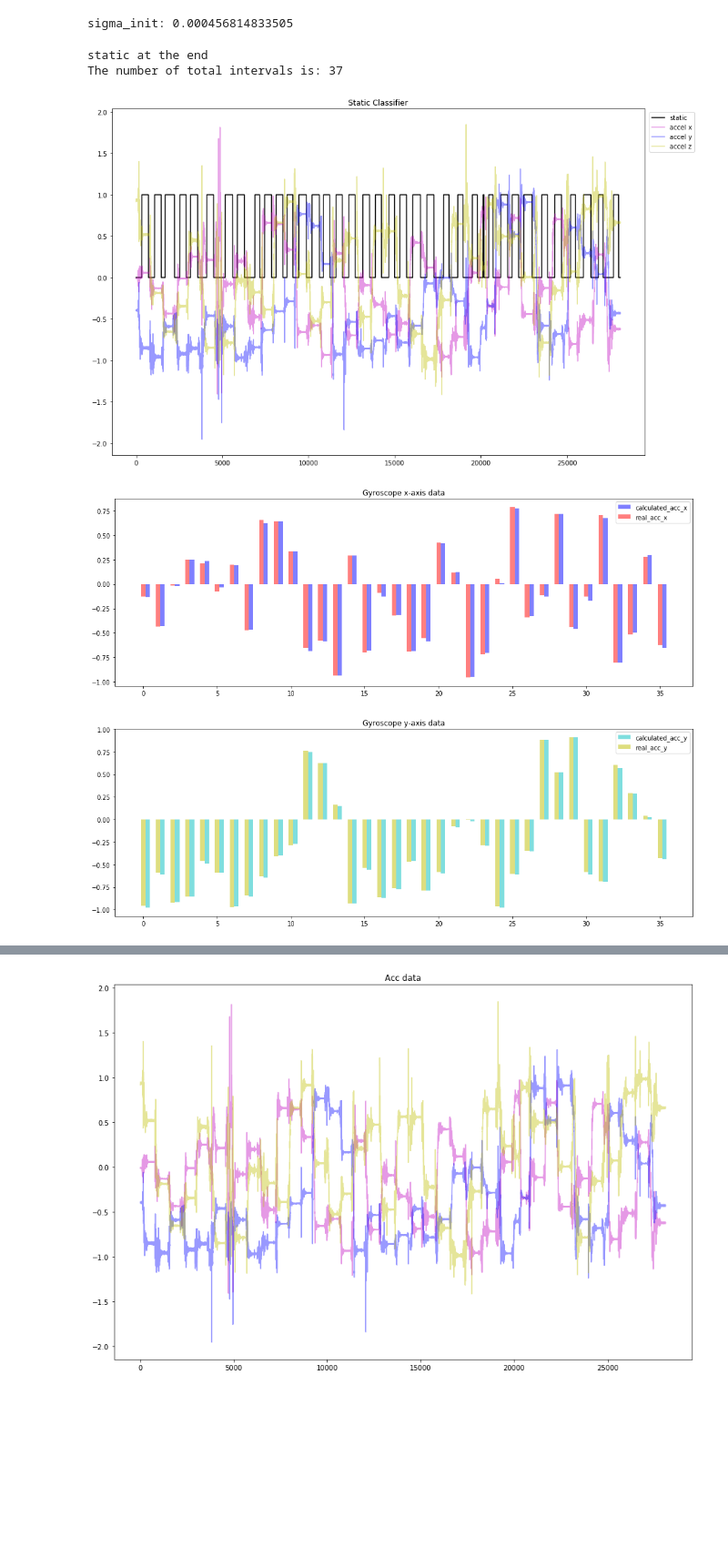
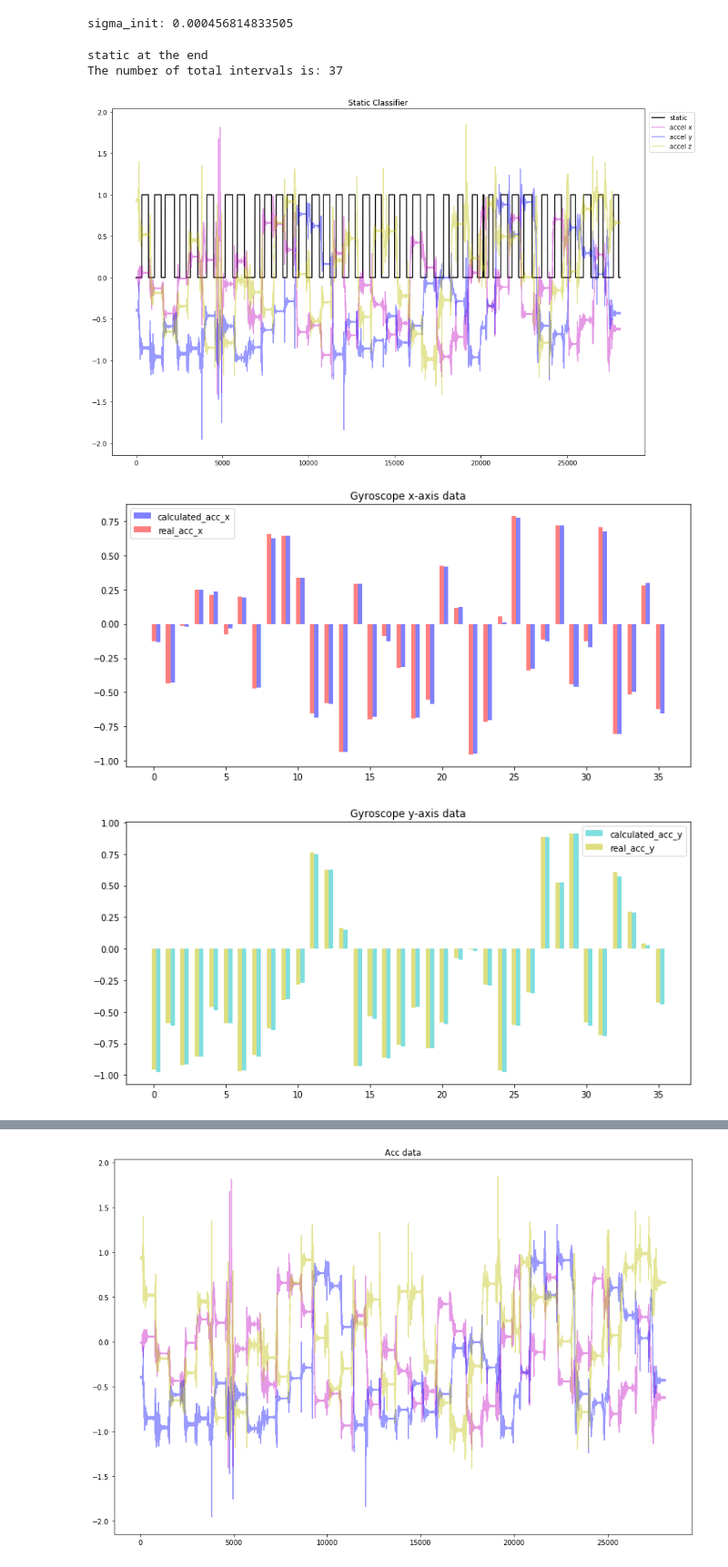
Before and after one commit to PHIL-MQP/phil, a Jupyter notebook: python/notebooks/IMU Calibration.ipynb, the cells around one changed output, grey strips where cells are left out. Shown at 91% size. Drawn from its saved outputs; the diff is of its cells as text; code cells hidden in the pictures; blank space fills up the shorter version.

```diff
--- a/python/notebooks/IMU Calibration.ipynb
+++ b/python/notebooks/IMU Calibration.ipynb
@@ -257,8 +257,8 @@ plt.plot(remaining_data[:,1], label='accel y', alpha=0.4, c='b')
 plt.plot(remaining_data[:,2], label='accel z', alpha=0.4, c='y')
 plt.legend(bbox_to_anchor=(1.1,1))
 plt.show()
-
-# theta_gyro = [0.00839418,0.0019994,-0.00421941,-0.01551813,-0.00192843,-0.00770945,0.40658373,0.40279491,0.40167039]
+theta_gyro =[0.0084416,0.00196588,-0.00410556,-0.01548901,-0.00191486,
+             -0.00770901,0.40658716,0.40275312,0.40165799]
 theta_gyro = [0,0,0,0,0,0,0.4,0.4,0.4]
 
 final_acc,expected_acc = expected_acc_frame(intervals, remaining_data, theta_gyro, 0.01)
@@ -273,7 +273,7 @@ expected_acc_z = expected_acc[:,2]
 n_groups = len(final_acc)
 
 # create plot
-fig, ax = plt.subplots(figsize=(14,5))
+fig, ax = plt.subplots(figsize=(10,5))
 index = np.arange(n_groups)
 bar_width = 0.3
 opacity = 0.5
@@ -297,7 +297,7 @@ plt.show()
 
 
 # create plot
-fig, ax = plt.subplots(figsize=(14,5))
+fig, ax = plt.subplots(figsize=(10,5))
 index = np.arange(n_groups)
 bar_width = 0.3
 opacity = 0.5
@@ -318,33 +318,33 @@ plt.legend()
 
 plt.tight_layout()
 plt.show()
 
 
 # create plot
-fig, ax = plt.subplots(figsize=(14,5))
+fig, ax = plt.subplots(figsize=(10,5))
 index = np.arange(n_groups)
 bar_width = 0.3
 opacity = 0.5
 
 rects1 = plt.bar(index + bar_width, expected_acc_z, bar_width,
                  alpha=opacity,
                  color='k',
                  label='calculated_acc_z')
 rects2 = plt.bar(index, final_acc_z, bar_width,
                  alpha=opacity,
                  color='g',
                  label='real_acc_z')
 
 
 
 plt.title('Gyroscope z-axis data')
 plt.legend()
 
 plt.tight_layout()
 plt.show()
 # %% [output]
 static at the end
 The number of total intervals is: 37
 [figure]
-[figure, old version]
+[figure, new version]
-[figure, old version]
+[figure, new version]
```
Also changed, not shown: parts of 3 cells of this notebook, 1 other file.
